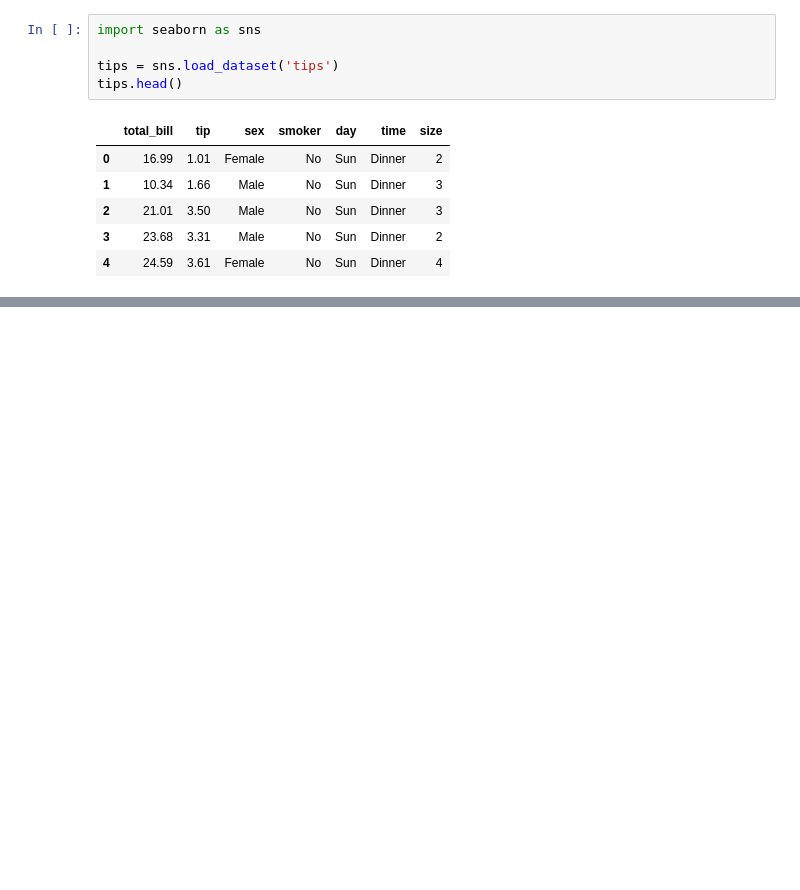
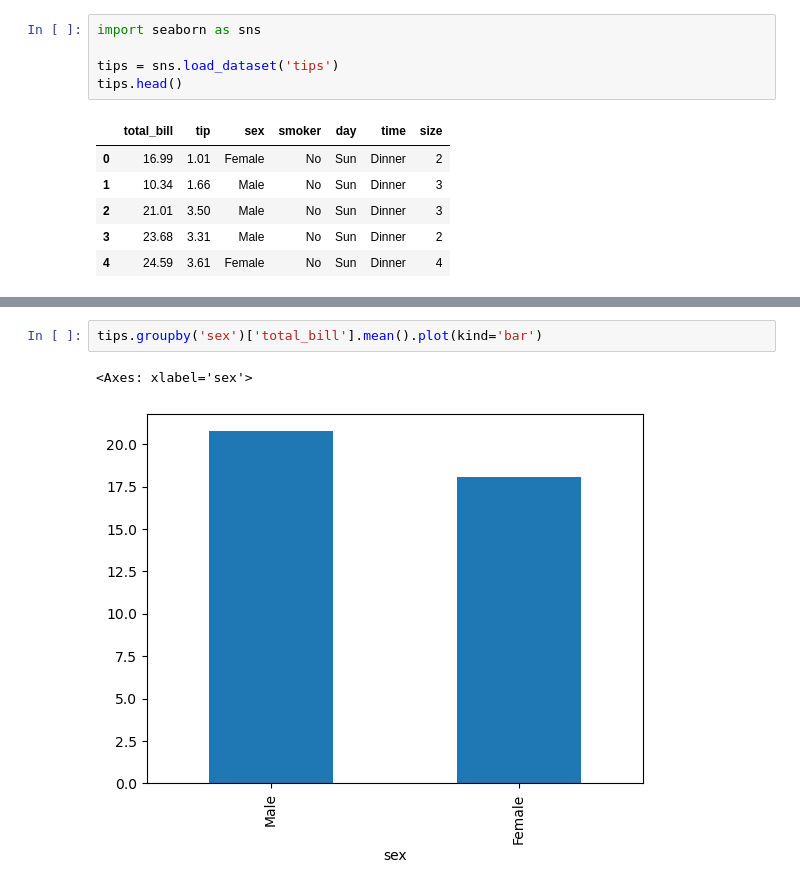
Before and after one commit to nitishrudra3510/DataScience, a Jupyter notebook: Libraries/Matplot Lib/Advanced-matplot.ipynb, the cells around one changed output, grey strips where cells are left out. Cells and saved outputs as stored; diff of their text form; blank space fills up the shorter version.

```diff
--- a/Libraries/Matplot Lib/Advanced-matplot.ipynb
+++ b/Libraries/Matplot Lib/Advanced-matplot.ipynb
@@ -444,0 +482,5 @@ tips.head()
+# %%
+tips.groupby('sex')['total_bill'].mean().plot(kind='bar')
+# %% [output]
+<Axes: xlabel='sex'>
+[figure, added]
```
Also changed, not shown: parts of 16 cells of this notebook.
